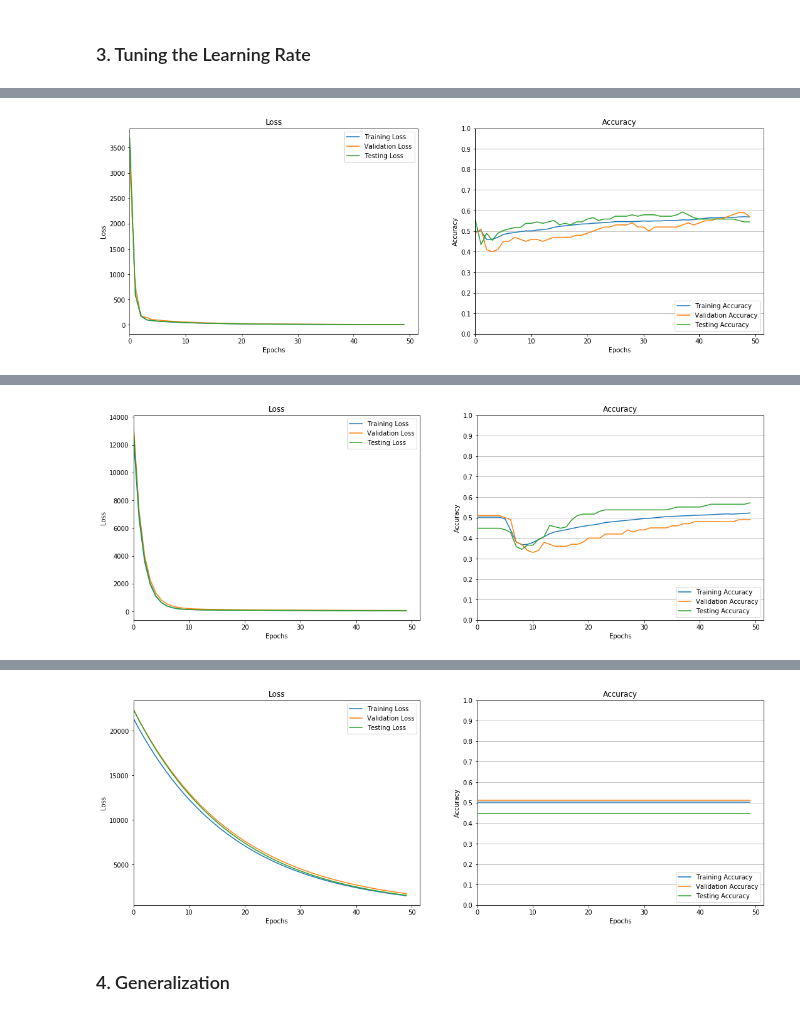
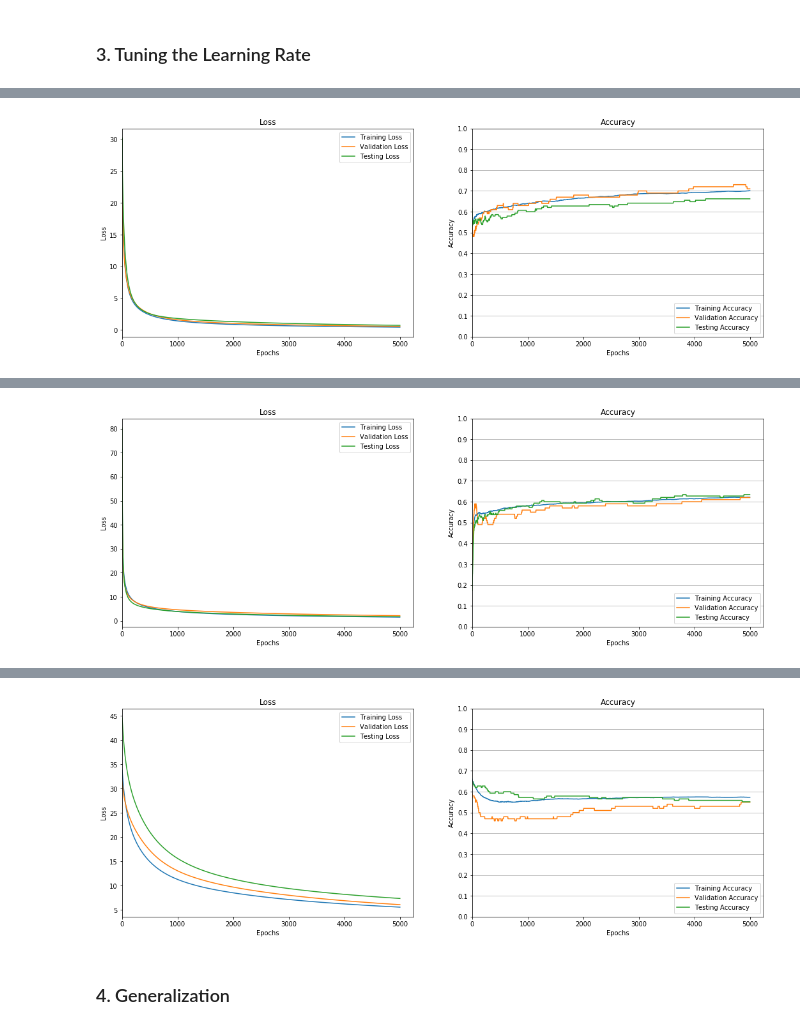
Before and after one commit to ekeilty17/ECE421-Assignments, a Jupyter notebook: A1/A1 WriteUp.ipynb, the cells around one changed output, grey strips where cells are left out. Cells and saved outputs as stored; diff of their text form; code cells hidden in the pictures.

```diff
--- a/A1/A1 WriteUp.ipynb
+++ b/A1/A1 WriteUp.ipynb
@@ -132,11 +169,11 @@ print(MSE(w_LS, b_LS, X, y, 0))
 # %% [markdown]
 ### 2. Gradient Descent Implementation
 # %%
-def grad_descent_MSE(w, b, X, y, alpha, epochs, reg, error_tol, validData=None, validTarget=None, testData=None, testTarget=None):
+def grad_descent_MSE(w, b, X, y, alpha, epochs, reg, error_tol=1e-7,
+                     validData=None, validTarget=None, testData=None, testTarget=None):
     train_loss, train_acc = [], []
     valid_loss, valid_acc = [], []
     test_loss, test_acc = [], []
-    printing = False
     for i in range(epochs):
         grad_w, grad_b = gradMSE(w, b, X, y, reg)
         w -= alpha * grad_w
@@ -153,14 +190,6 @@ def grad_descent_MSE(w, b, X, y, alpha, epochs, reg, error_tol, validData=None,
             test_loss.append( MSE(w, b, testData, testTarget, reg) )
             test_acc.append( accuracy(w, b, testData, testTarget) )
 
-        # Print Losses and Accurancies if printing is on
-        if printing:
-            print(f"Training loss: {train_loss[-1]:.4f}{'':20s}Training acc: {train_acc[-1]*100:.2f}%")
-            if not validData is None and not validTarget is None:
-                print(f"Validation loss: {valid_loss[-1]:.4f}{'':18s}Validation acc: {valid_acc[-1]*100:.2f}%")
-            if not testData is None and not testTarget is None:
-                print(f"Testing loss: {test_loss[-1]:.4f}{'':21s}Testing acc: {test_acc[-1]*100:.2f}%")
-
         # Check stopping condition
         if i > 1 and np.abs(train_loss[-2] - train_loss[-1]) <= error_tol:
             break
@@ -174,15 +203,3 @@ def grad_descent_MSE(w, b, X, y, alpha, epochs, reg, error_tol, validData=None,
     out = (w, b, *statistics)
 
     return out
-
-"""
-X = trainData
-N = X.shape[0]
-d = X.shape[1] * X.shape[2]
-
-w = np.random.random_sample(d)
-b = np.random.random_sample(1)
-w, b, *statistics = grad_descent_MSE(w, b, trainData, trainTarget, 0.005, 5000, 0, 0.001)
-#train_loss, train_acc, valid_loss, valid_acc, test_loss, test_acc = statistics
-train_loss, train_acc = statistics
-"""
@@ -243,15 +210,16 @@ plot_accuracy(np.arange(0, len(train_loss), 1), train_acc)#, valid_acc, test_acc
 # impact of learning rate, \alpha = 0.005, 0.001, 0.0001 on the performance of your classifier.
 # Plot the training, validation and test losses.
 
-N = trainData.shape[0]
-d = trainData.shape[1] * trainData.shape[2]
 for alpha in [0.005, 0.001, 0.0001]:
 
     print("alpha =", alpha)
 
-    w = np.random.random_sample(d)
-    b = np.random.random_sample(1)
-    w, b, *statistics = grad_descent_MSE(w, b, trainData, trainTarget, alpha, 50, 0, 0.01, validData, validTarget, testData, testTarget)
+    w, b = get_random_parameters()
+    w, b, *statistics = grad_descent_MSE(w, b, trainData, trainTarget,
+                                         alpha=alpha,
+                                         epochs=5000,
+                                         reg=0,
+                                         **VTDatasets)
     train_loss, train_acc, valid_loss, valid_acc, test_loss, test_acc = statistics
 
     print(f"Training loss: {train_loss[-1]:.4f}{'':20s}Training acc: {train_acc[-1]*100:.2f}%")
@@ -271,2 +239,2 @@ Testing loss: 5.5694                     Testing acc: 54.48%
-[figure, old version]
+[figure, new version]
 alpha = 0.001
@@ -276,2 +244,2 @@ Testing loss: 47.3084                     Testing acc: 57.24%
-[figure, old version]
+[figure, new version]
 alpha = 0.0001
@@ -281,4 +249,4 @@ Testing loss: 1549.7111                     Testing acc: 44.83%
-[figure, old version]
+[figure, new version]
 # %% [markdown]
 ### 4. Generalization
 # %%
```
Also changed, not shown: parts of 18 cells of this notebook.
